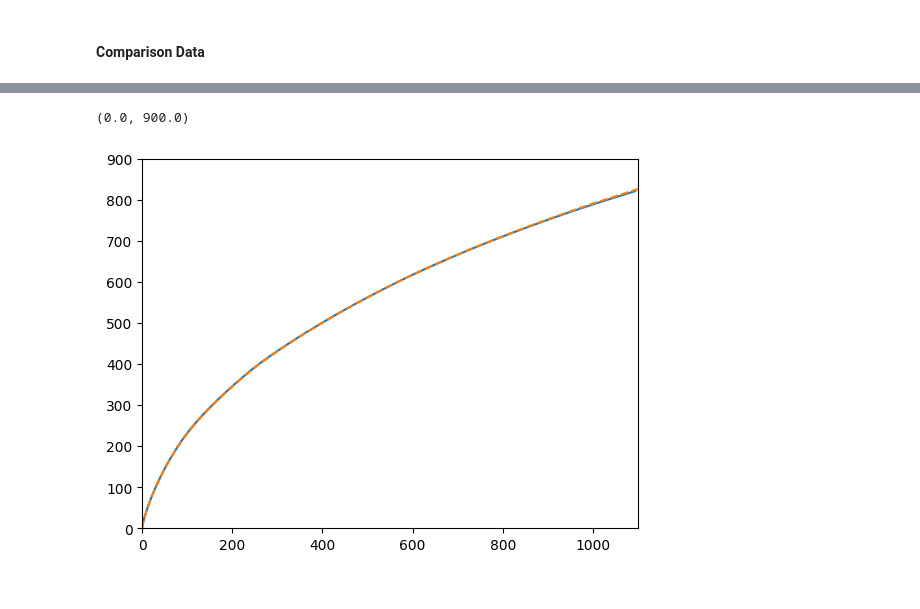
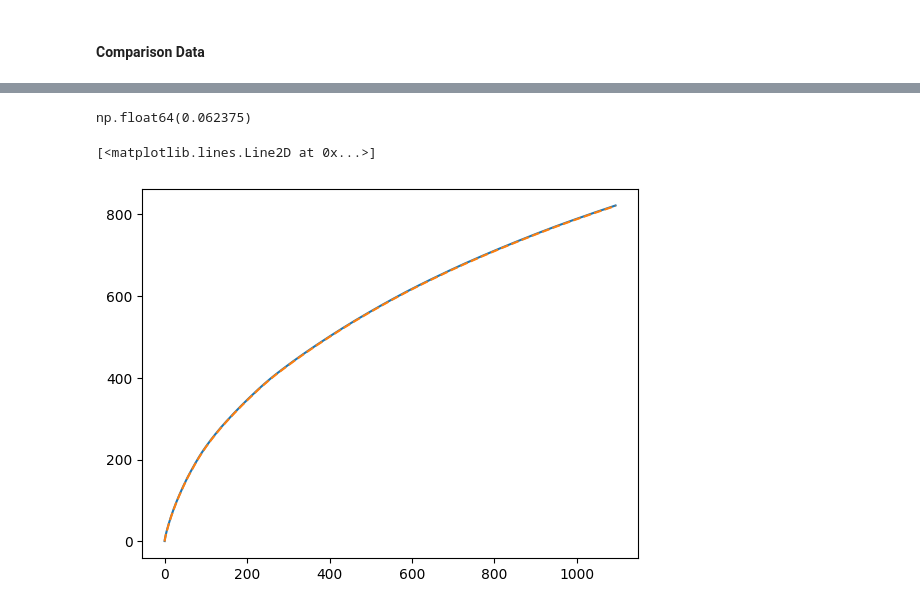
Before and after one commit to emipanek/Leverage-project, a Jupyter notebook: validating_reduced_data.ipynb, the cells around one changed output, grey strips where cells are left out. Drawn from its saved outputs; the diff is of its cells as text; code cells hidden in the pictures.

```diff
--- a/validating_reduced_data.ipynb
+++ b/validating_reduced_data.ipynb
@@ -5,7 +5,12 @@ import pandas as pd
 # %%
 # Load the data from the CSV file
 data = pd.read_csv('reduced_data.csv')
+
+# Get rid of any rows with "Tier 2 Observations" >= 20
+data = data[data['Tier 2 Observations'] < 20]
+
+# We care about the following columns:
 obs_time = data['Total Observation Time [days]'].values
 
-data
+data.info()
 # %% [output]
@@ -32,10 +66,14 @@ plt.plot(np.cumsum(np.sort(obs_time)), range(len(obs_time)))
+# %%
+np.cumsum(np.sort(obs_time))[0]
+# %% [output]
+np.float64(0.062375)
 # %%
 cumulateive_time = np.load('cumulative_obs_time_days.npy')
 cumulative_targets = np.load('cumulative_targets.npy')
 plt.plot(cumulateive_time, cumulative_targets, label='Cumulative Targets')
-plt.plot(np.cumsum(np.sort(obs_time)), range(len(obs_time)), ls='--')
-plt.xlim(0, 1100)
-plt.ylim(0, 900)
+plt.plot(np.cumsum(np.sort(obs_time))[:821], range(len(obs_time))[:821], ls='--')
+# plt.xlim(0, 1100)
+# plt.ylim(0, 900)
 # %% [output]
-(0.0, 900.0)
+[<matplotlib.lines.Line2D at 0x...>]
-[figure, old version]
+[figure, new version]
```
Also changed, not shown: parts of 6 cells of this notebook, 1 other file.
